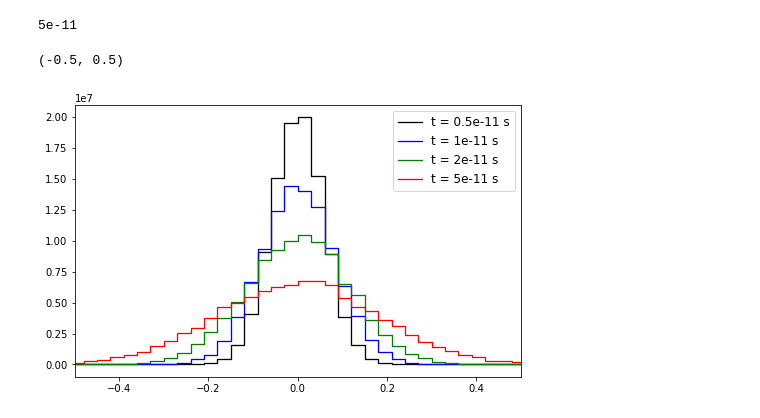
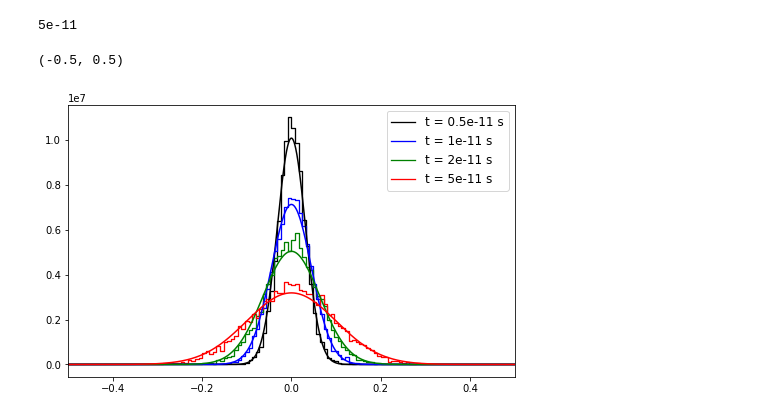
Before and after one commit to Csogeza/MPA, a Jupyter notebook: TheBeginning.ipynb, the cells around one changed output. Saved outputs shown, nothing was run; the diff lists cells and outputs as text; code cells hidden in the pictures.

```diff
--- a/TheBeginning.ipynb
+++ b/TheBeginning.ipynb
@@ -495,21 +516,28 @@ def nice_hist(data, bins, range, wgh):
     return nn, bb, np.max(n)
 # %%
 figsize(8,5)
-h1, b1, n1 = nice_hist(snap1,40,[-0.6,0.6],  e_packets)
+M=150
+#h1, b1, n1 = nice_hist(snap,50,[-0.1,0.1],  e_packets)
+#plot(b1, h1, 'k-',lw=1.3,label='t = 1e-13 s')
+h1, b1, n1 = nice_hist(snap1,M,[-0.6,0.6], e_packets)
 plot(b1, h1, 'k-',lw=1.3,label='t = 0.5e-11 s')
-h2, b2, n2 = nice_hist(snap2,40,[-0.6,0.6],  e_packets)
+h2, b2, n2 = nice_hist(snap2,M,[-0.6,0.6],  e_packets)
 plot(b2, h2, 'b-',lw=1.3,label='t = 1e-11 s')
-h3, b3, n3 = nice_hist(snap3,40,[-0.6,0.6],  e_packets)
+h3, b3, n3 = nice_hist(snap3,M,[-0.6,0.6],  e_packets)
 plot(b3, h3, 'g-',lw=1.3,label='t = 2e-11 s')
-h4, b4, n4 = nice_hist(snap4,40,[-0.6,0.6],  e_packets)
+h4, b4, n4 = nice_hist(snap4,M,[-0.6,0.6],  e_packets)
 plot(b4, h4, 'r-',lw=1.3,label='t = 5e-11 s')
 
 legend(fontsize=12)
 
-# aa = linspace(-0.5,0.5,2000)
-#plot(aa,analytic_E(aa,0.5e-11,1e2,1e8))
+K = 125
+aa = linspace(-0.5,0.5,2000)
+plot(aa,analytic_E(aa, 0.5e-11,1e2,1e8)/K,'k-',lw=1.5)
+plot(aa,analytic_E(aa, 1e-11,1e2,1e8)/K,'b-',lw=1.5)
+plot(aa,analytic_E(aa, 2e-11,1e2,1e8)/K,'g-',lw=1.5)
+plot(aa,analytic_E(aa, 5e-11,1e2,1e8)/K,'r-',lw=1.5)
 
 xlim(-0.5,0.5)
 # %% [output]
 (-0.5, 0.5)
-[figure, old version]
+[figure, new version]
```
Also changed, not shown: parts of 12 cells of this notebook.
